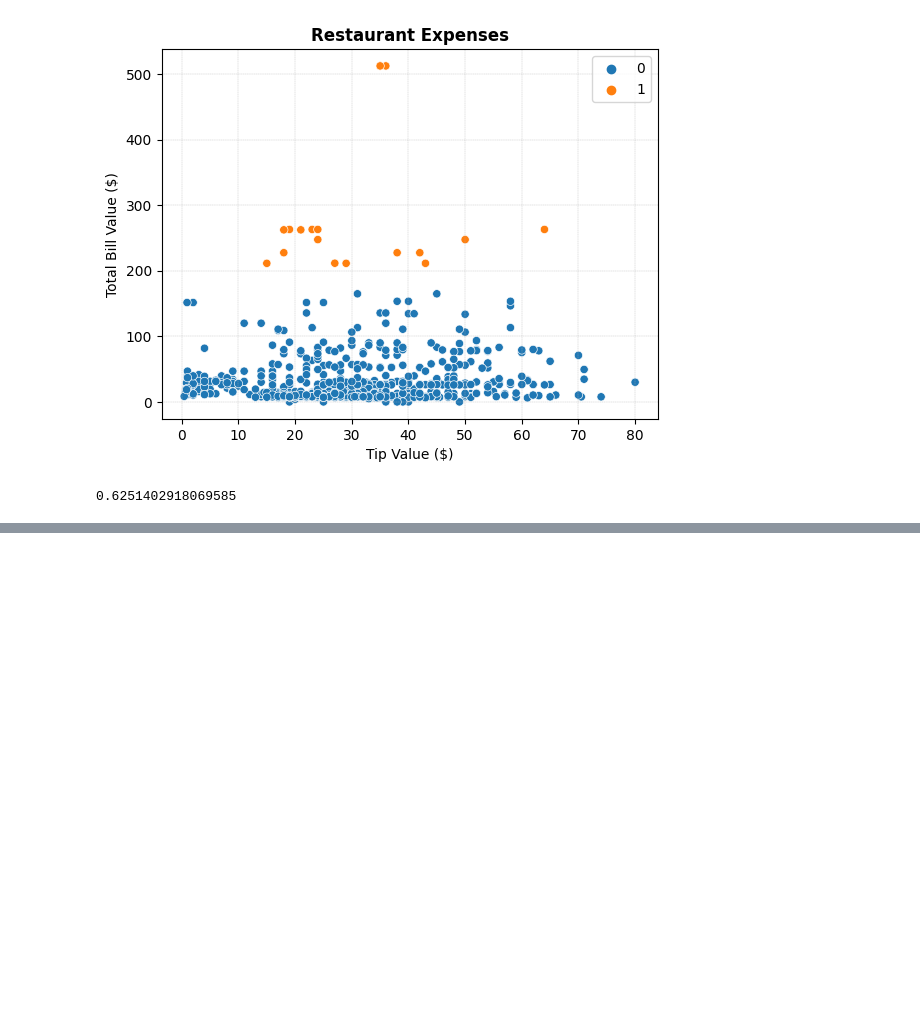
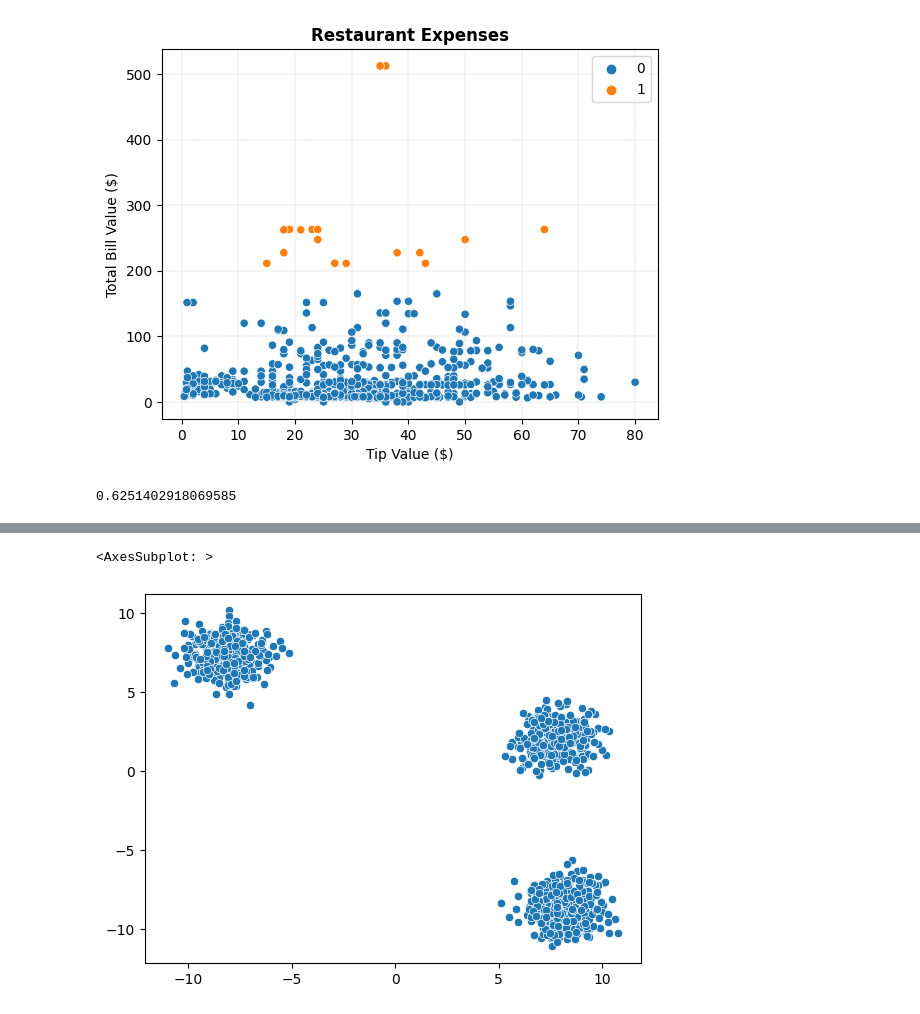
Before and after one commit to jakub-braja/Podstawy-uczenia-maszynowego, a Jupyter notebook: Zajecia_6_Clustering.ipynb, the cells around one changed output, grey strips where cells are left out. Drawn from its saved outputs; the diff is of its cells as text; code cells hidden in the pictures; blank space fills up the shorter version.

```diff
--- a/Zajecia_6_Clustering.ipynb
+++ b/Zajecia_6_Clustering.ipynb
@@ -443,0 +549,7 @@ print(accuracy_ratio)
+# %%
+# WE just generated a set of blobs that we are going to cluster. Make_blobs automatically generates the list  of points X1 ans a list of the cluster assignment y1
+
+X1, y1 = make_blobs(n_samples=1000, centers=3, cluster_std=0.99)
+
+df_X1 = pl.DataFrame(X1)
+df_X1.head()
@@ -443,0 +565,9 @@ print(accuracy_ratio)
+# %%
+# let's plot the blobs to see how it will look like
+
+sns.scatterplot(x=X1[:,0], y=X1[:,1])
+
+# it seems that two of the 3 generated clusters are quite close
+# %% [output]
+<AxesSubplot: >
+[figure, added]
```
Also changed, not shown: parts of 59 cells of this notebook.
